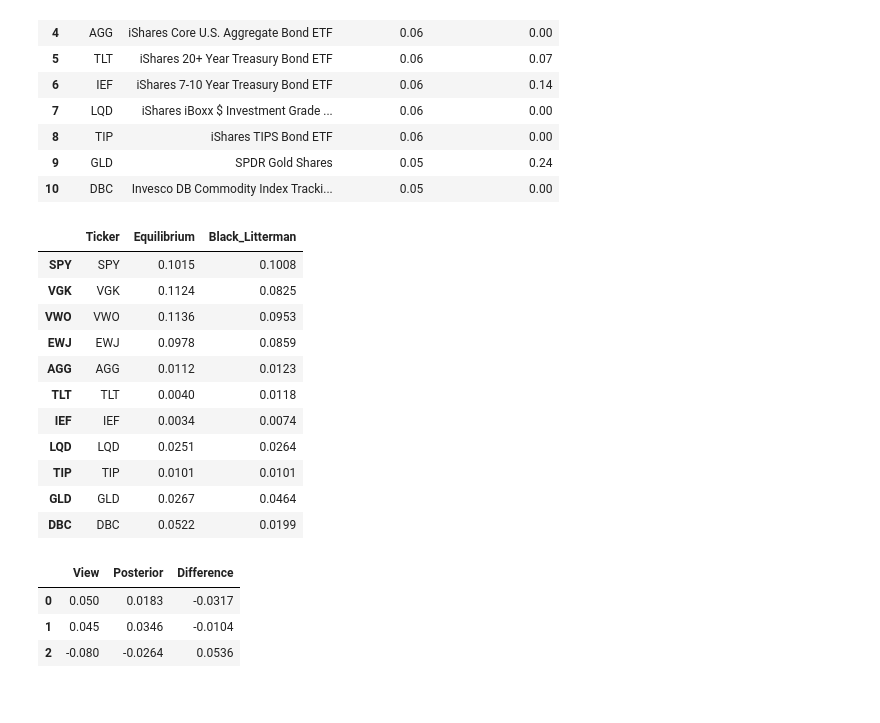
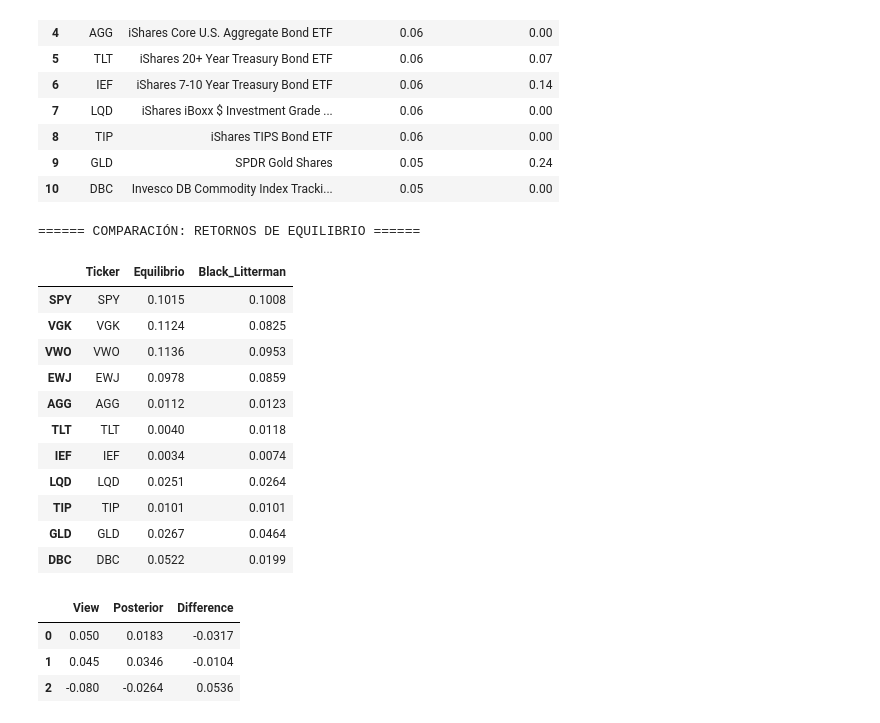
Before and after one commit to Jorgeberlin/quant_management, a Jupyter notebook: notebooks/03_Black_Litterman.ipynb, the cells around one changed output. Cells and saved outputs as stored; diff of their text form; code cells hidden in the pictures.

```diff
--- a/notebooks/03_Black_Litterman.ipynb
+++ b/notebooks/03_Black_Litterman.ipynb
@@ -204,15 +210,17 @@ df_comparación_pesos
 | 9 | GLD | SPDR Gold Shares | 0.05 | 0.24 |
 | 10 | DBC | Invesco DB Commodity Index Tracki... | 0.05 | 0.00 |
 # %%
+print("====== COMPARACIÓN: RETORNOS DE EQUILIBRIO ======")
 df_returns = pd.DataFrame({
     "Ticker": TICKERS,
-    "Equilibrium": pi_equilibrium,
+    "Equilibrio": pi_equilibrium,
     "Black_Litterman": returns_bl[0]
 })
 
 df_returns.round(4)
 # %% [output]
+====== COMPARACIÓN: RETORNOS DE EQUILIBRIO ======
-|  | Ticker | Equilibrium | Black_Litterman |
+|  | Ticker | Equilibrio | Black_Litterman |
 | SPY | SPY | 0.1015 | 0.1008 |
 | VGK | VGK | 0.1124 | 0.0825 |
 | VWO | VWO | 0.1136 | 0.0953 |
```
Also changed, not shown: parts of 10 cells of this notebook, 1 other file.
